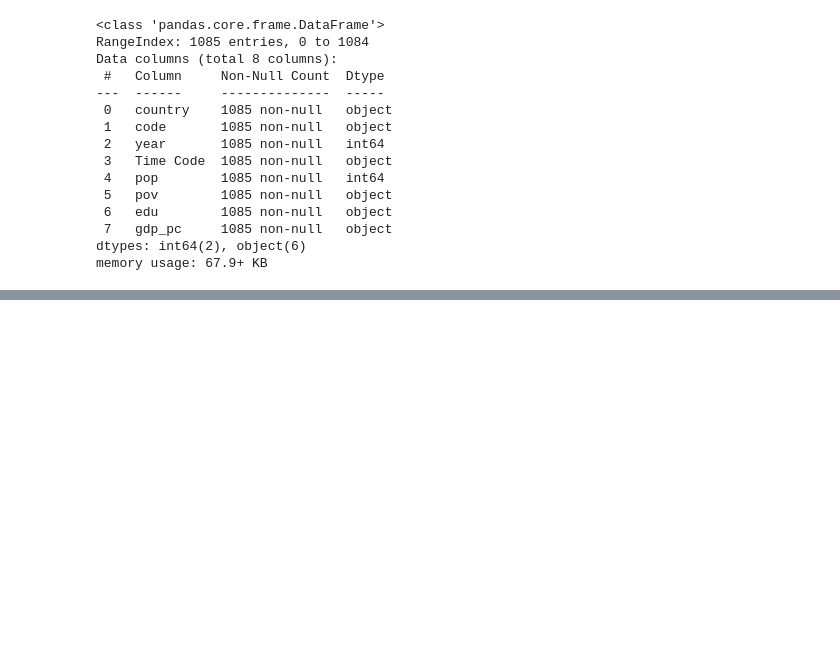
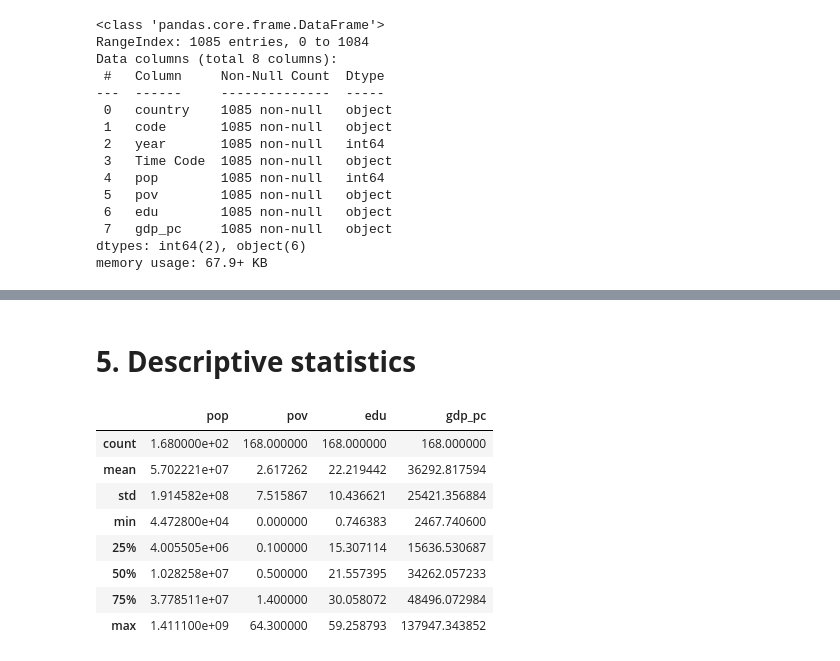
Before and after one commit to FintradeLab/CinC24_2, a Jupyter notebook: 04_Dataframe.ipynb, the cells around one changed output, grey strips where cells are left out. Cells and saved outputs as stored; diff of their text form; code cells hidden in the pictures; blank space fills up the shorter version.

```diff
--- a/04_Dataframe.ipynb
+++ b/04_Dataframe.ipynb
@@ -100,0 +229,15 @@ memory usage: 67.9+ KB
+# %% [markdown]
+# **5. Descriptive statistics**
+# %%
+# Basic
+d2.describe()
+# %% [output]
+|  | pop | pov | edu | gdp_pc |
+| count | 1.680000e+02 | 168.000000 | 168.000000 | 168.000000 |
+| mean | 5.702221e+07 | 2.617262 | 22.219442 | 36292.817594 |
+| std | 1.914582e+08 | 7.515867 | 10.436621 | 25421.356884 |
+| min | 4.472800e+04 | 0.000000 | 0.746383 | 2467.740600 |
+| 25% | 4.005505e+06 | 0.100000 | 15.307114 | 15636.530687 |
+| 50% | 1.028258e+07 | 0.500000 | 21.557395 | 34262.057233 |
+| 75% | 3.778511e+07 | 1.400000 | 30.058072 | 48496.072984 |
+| max | 1.411100e+09 | 64.300000 | 59.258793 | 137947.343852 |
```
Also changed, not shown: parts of 14 cells of this notebook.
